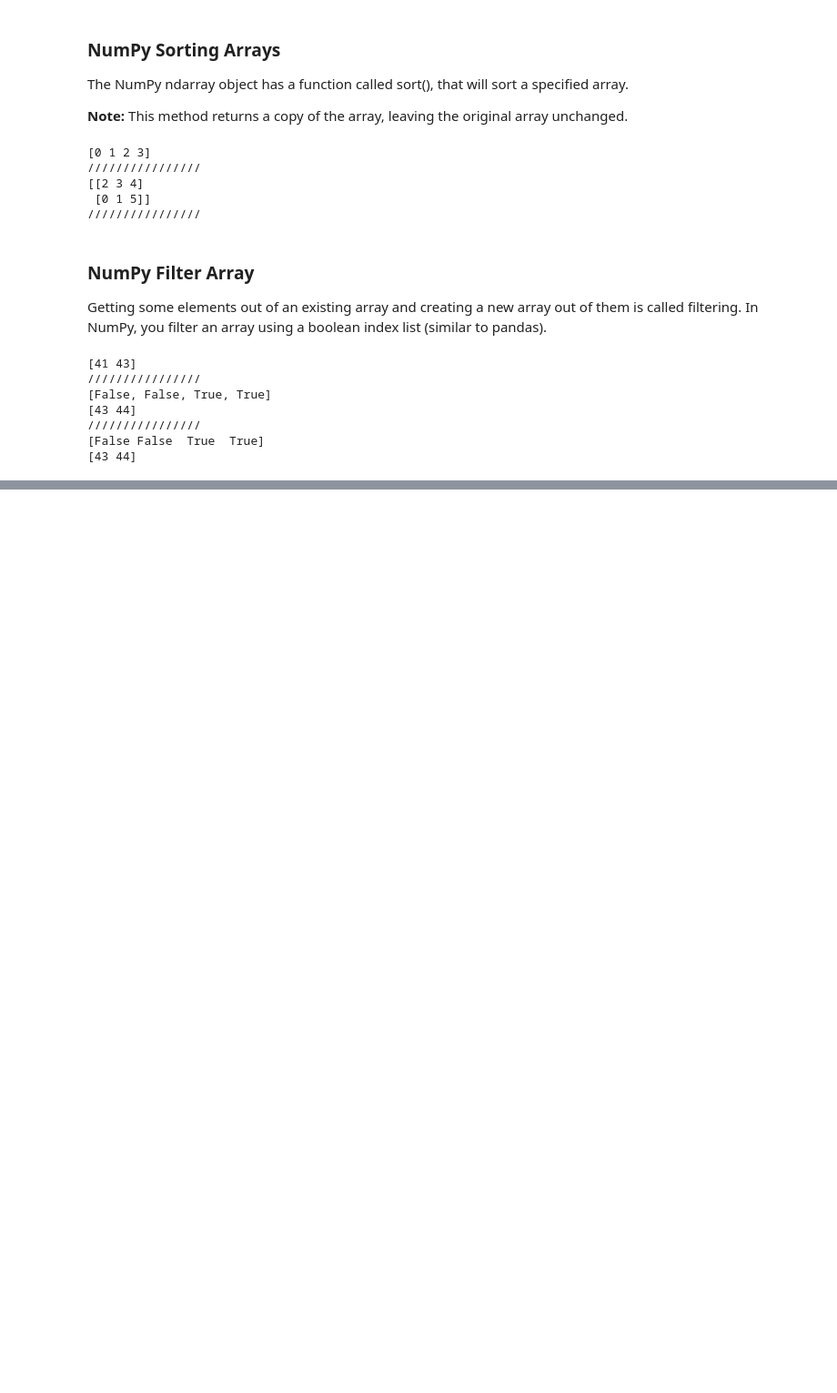
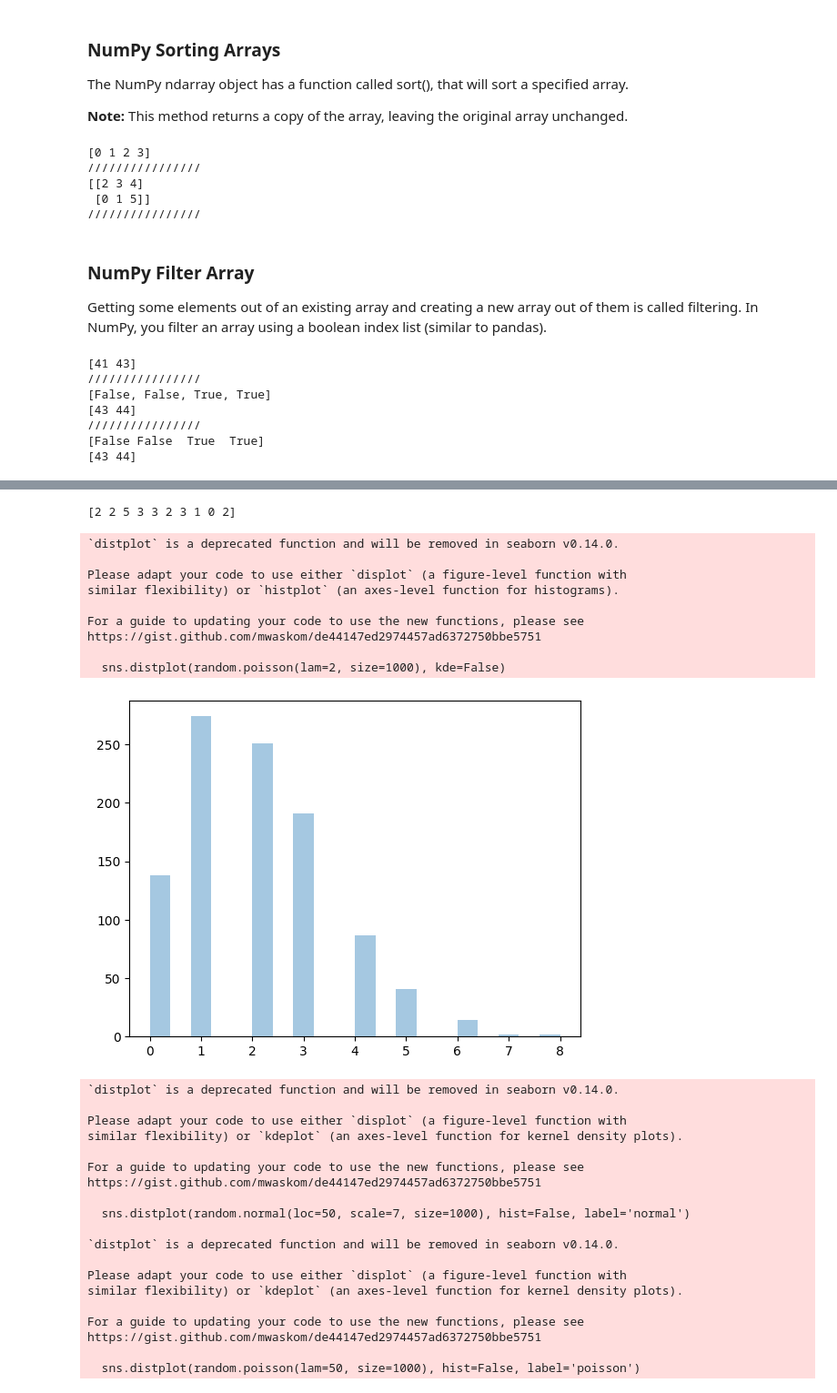
Before and after one commit to FrancoCanova01/ML, a Jupyter notebook: Others/numpy.ipynb, the cells around one changed output, grey strips where cells are left out. Shown at 91% size. Drawn from its saved outputs; the diff is of its cells as text; code cells hidden in the pictures; blank space fills up the shorter version.

```diff
--- a/Others/numpy.ipynb
+++ b/Others/numpy.ipynb
@@ -467,0 +604,55 @@ print(newarr)
+# %%
+# Poisson Distribution
+# Poisson Distribution is a Discrete Distribution. It estimates how many times an event can happen
+# in a specified time. e.g. If someone eats twice a day what is the probability he will eat thrice?
+# lam - rate or known number of occurrences e.g. 2 for above problem.
+# size - The shape of the returned array.
+x = random.poisson(lam=2, size=10)
+print(x)
+sns.distplot(random.poisson(lam=2, size=1000), kde=False)
+plt.show()
+
+# Normal distribution is continuous whereas poisson is discrete. But we can see that similar to
+# binomial for a large enough poisson distribution it will become similar to normal distribution
+# with certain std dev and mean.
+sns.distplot(random.normal(loc=50, scale=7, size=1000), hist=False, label='normal')
+sns.distplot(random.poisson(lam=50, size=1000), hist=False, label='poisson')
+plt.show()
+
+# Binomial distribution only has two possible outcomes, whereas poisson distribution can have
+# unlimited possible outcomes. But for very large n and near-zero p binomial distribution is near
+# identical to poisson distribution such that n * p is nearly equal to lam.
+sns.distplot(random.binomial(n=1000, p=0.01, size=1000), hist=False, label='binomial')
+sns.distplot(random.poisson(lam=10, size=1000), hist=False, label='poisson')
+plt.show()
+# %% [output]
+[2 2 5 3 3 2 3 1 0 2]
+`distplot` is a deprecated function and will be removed in seaborn v0.14.0.
+
+Please adapt your code to use either `displot` (a figure-level function with
+similar flexibility) or `histplot` (an axes-level function for histograms).
+
+For a guide to updating your code to use the new functions, please see
+https://gist.github.com/mwaskom/de44147ed2974457ad6372750bbe5751
+
+  sns.distplot(random.poisson(lam=2, size=1000), kde=False)
+[figure, added]
+`distplot` is a deprecated function and will be removed in seaborn v0.14.0.
+
+Please adapt your code to use either `displot` (a figure-level function with
+similar flexibility) or `kdeplot` (an axes-level function for kernel density plots).
+
+For a guide to updating your code to use the new functions, please see
+https://gist.github.com/mwaskom/de44147ed2974457ad6372750bbe5751
+
+  sns.distplot(random.normal(loc=50, scale=7, size=1000), hist=False, label='normal')
+
+`distplot` is a deprecated function and will be removed in seaborn v0.14.0.
+
+Please adapt your code to use either `displot` (a figure-level function with
+similar flexibility) or `kdeplot` (an axes-level function for kernel density plots).
+
+For a guide to updating your code to use the new functions, please see
+https://gist.github.com/mwaskom/de44147ed2974457ad6372750bbe5751
+
+  sns.distplot(random.poisson(lam=50, size=1000), hist=False, label='poisson')
```
Also changed, not shown: parts of 31 cells of this notebook, 7 other files.
